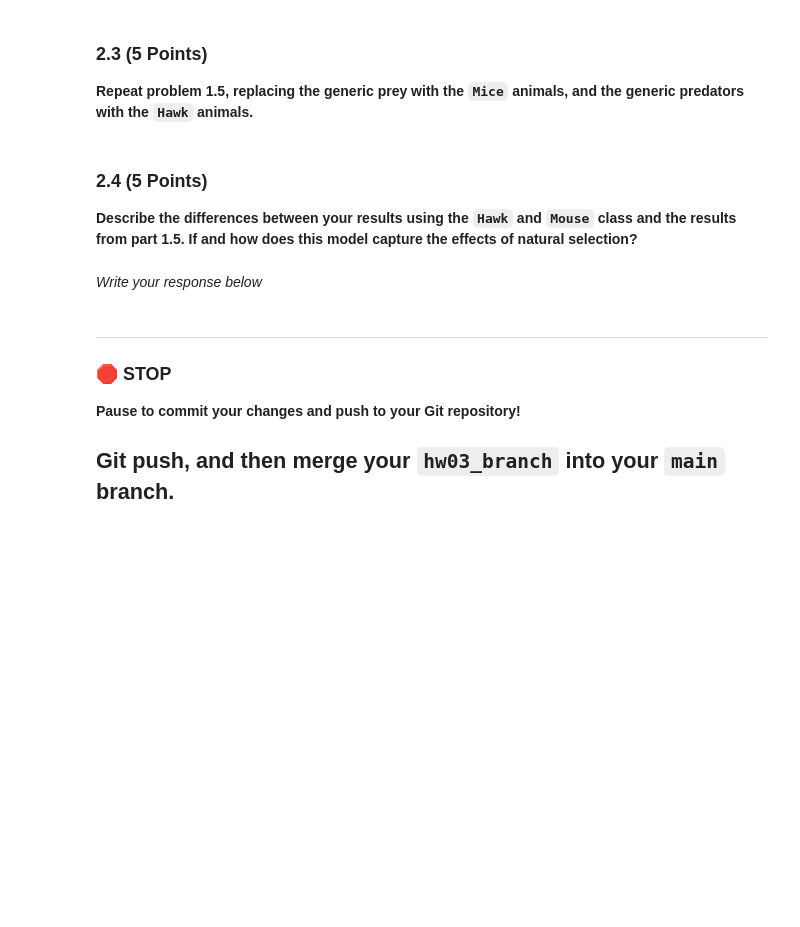
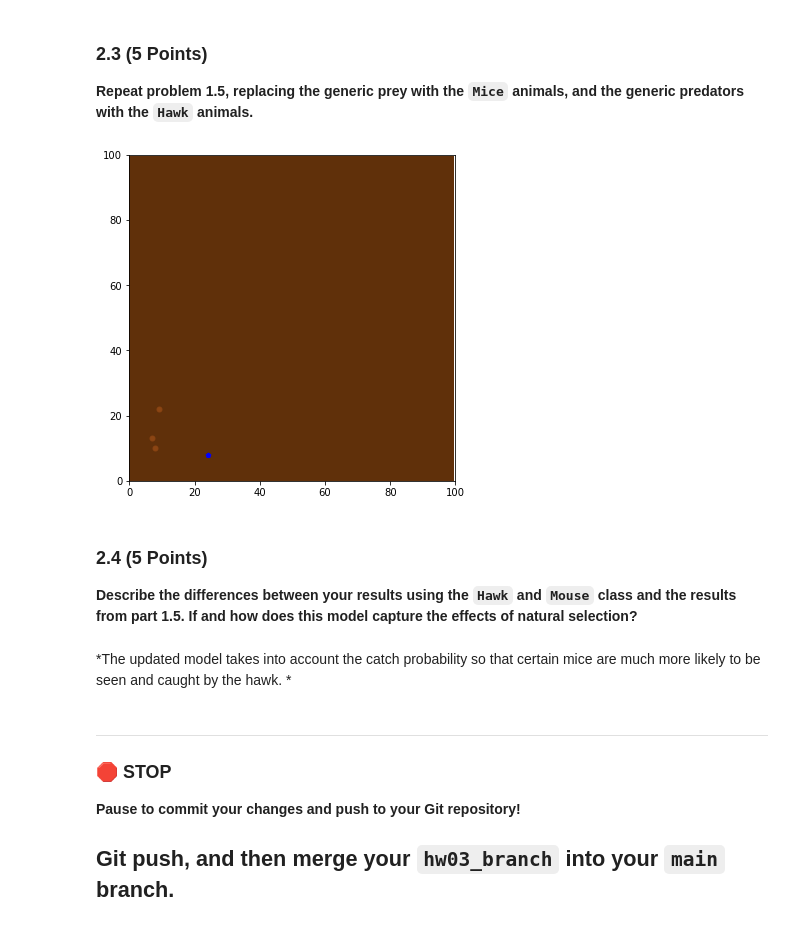
Before and after one commit to romanykw/CMSE202-s23-turnin, a Jupyter notebook: hw-03/HW3_ABMs_STUDENT.ipynb, the cells around one changed output. Saved outputs shown, nothing was run; the diff lists cells and outputs as text; code cells hidden in the pictures; blank space fills up the shorter version.

```diff
--- a/hw-03/HW3_ABMs_STUDENT.ipynb
+++ b/hw-03/HW3_ABMs_STUDENT.ipynb
@@ -199,7 +200,7 @@ class Mouse(Animal_Agent):
 
         else:
             self.color = "saddlebrown"
-            self.catch_probability = 0.06
+            self.catch_probability = 0.05
     def procreate(self,all_agents,time):
         '''
         Method to create new agents (procreate). There are three barriers to procreation:
@@ -244,3 +243,21 @@ Create a new `Hawk` child class, using the `Animal_Agent` as the parent class. T
+# %%
+#Write your code here
+class Hawk(Animal_Agent):
+    def hunt(self,all_agents):
+        '''
+        Method for a predator to find prey. If the predator finds prey, the method sets the is_caught flag
+        and returns the prey object so it can be removed from the environment.
+
+
+        all_agents (list): A list of all of the animal agent objects
+        '''
+        for agent in all_agents:
+            if (agent.ptype == "Prey") and (agent.age < agent.age_limit) and not (agent.is_caught):
+                if self.get_distance(agent) < self.catch_radius:
+                    agent.is_caught = True
+                    return agent
+
+        return False
 # %% [markdown]
 ### 2.3 (5 Points)
 
@@ -250,9 +265,51 @@ Create a new `Hawk` child class, using the `Animal_Agent` as the parent class. T
+# %%
+#Write your code here
+a = Mouse(sex="M")
+b = Mouse(sex="M")
+c = Mouse(sex="M")
+d = Mouse(sex="M")
+e = Mouse(sex="M")
+f = Mouse(sex="F")
+g = Mouse(sex="F")
+h = Mouse(sex="F")
+j = Mouse(sex="F")
+k = Mouse(sex="F")
+l = Mouse(sex="F")
+m = Hawk(ptype = "Predator")
+a.set_allele(random.randint(1.1),random.randint(1.1))
+b.set_allele(random.randint(1.1),random.randint(1.1))
+c.set_allele(random.randint(1.1),random.randint(1.1))
+d.set_allele(random.randint(1.1),random.randint(1.1))
+e.set_allele(random.randint(1.1),random.randint(1.1))
+f.set_allele(random.randint(1.1),random.randint(1.1))
+g.set_allele(random.randint(1.1),random.randint(1.1))
+h.set_allele(random.randint(1.1),random.randint(1.1))
+j.set_allele(random.randint(1.1),random.randint(1.1))
+k.set_allele(random.randint(1.1),random.randint(1.1))
+l.set_allele(random.randint(1.1),random.randint(1.1))
+m.set_allele(random.randint(1.1),random.randint(1.1))
+my_world.add_agent(a)
+my_world.add_agent(b)
+my_world.add_agent(c)
+my_world.add_agent(d)
+my_world.add_agent(e)
+my_world.add_agent(f)
+my_world.add_agent(g)
+my_world.add_agent(h)
+my_world.add_agent(j)
+my_world.add_agent(j)
+my_world.add_agent(k)
+my_world.add_agent(l)
+my_world.add_agent(m)
+my_world.simulate(100)
+# %% [output]
+[figure, added]
 # %% [markdown]
 ### 2.4 (5 Points)
 
 **Describe the differences between your results using the `Hawk` and `Mouse` class and the results from part 1.5. If and how does this model capture the effects of natural selection?**
-# %% [markdown]
-*Write your response below*
+# %% [markdown]
+*The updated model takes into account the catch probability so that certain mice are much more likely to be seen and caught by the hawk. *
 # %% [markdown]
 ---
 ### &#128721; STOP
```
Also changed, not shown: parts of 5 cells of this notebook.
